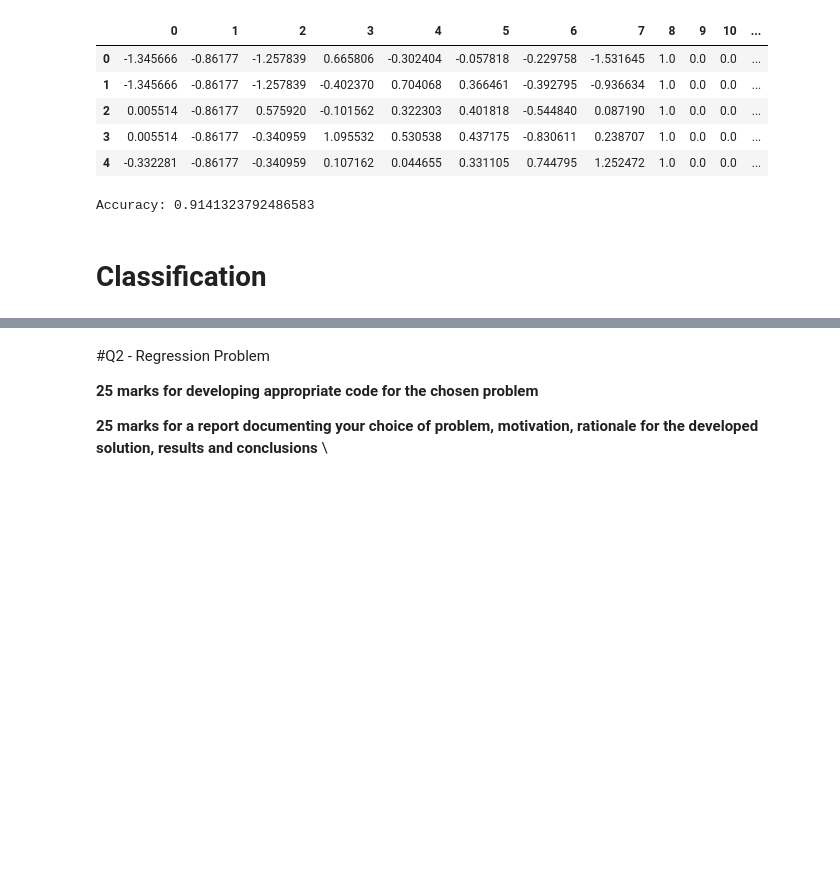
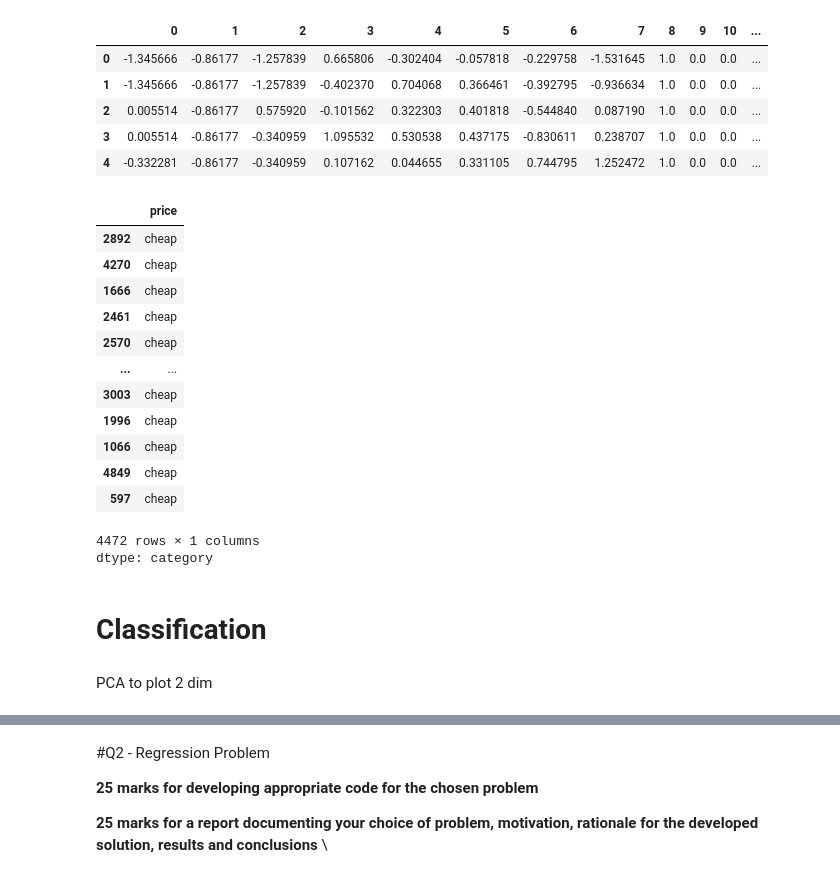
Before and after one commit to carn51/Assignment-1, a Jupyter notebook: 2026_DSLab2_a3_(1).ipynb, the cells around one changed output, grey strips where cells are left out. Drawn from its saved outputs; the diff is of its cells as text; code cells hidden in the pictures; blank space fills up the shorter version.

```diff
--- a/2026_DSLab2_a3_(1).ipynb
+++ b/2026_DSLab2_a3_(1).ipynb
@@ -321,15 +314,22 @@ prepped_df.head()
 | 2 | 0.005514 | -0.86177 | 0.575920 | -0.101562 | 0.322303 | 0.401818 | -0.544840 | 0.087190 | 1.0 | 0.0 | 0.0 | ... |
 | 3 | 0.005514 | -0.86177 | -0.340959 | 1.095532 | 0.530538 | 0.437175 | -0.830611 | 0.238707 | 1.0 | 0.0 | 0.0 | ... |
 | 4 | -0.332281 | -0.86177 | -0.340959 | 0.107162 | 0.044655 | 0.331105 | 0.744795 | 1.252472 | 1.0 | 0.0 | 0.0 | ... |
-# %%
-from sklearn.svm import SVC
-from sklearn.metrics import accuracy_score
-
-svm = SVC(kernel='linear')
-svm.fit(prepped_X_train, y_train_enc)
-y_pred_svm = svm.predict(prepped_X_test)
-print("Accuracy:", accuracy_score(y_test_enc, y_pred_svm))
-# %% [output]
-Accuracy: 0.9141323792486583
+# %%
+y_train
+# %% [output]
+|  | price |
+| 2892 | cheap |
+| 4270 | cheap |
+| 1666 | cheap |
+| 2461 | cheap |
+| 2570 | cheap |
+| ... | ... |
+| 3003 | cheap |
+| 1996 | cheap |
+| 1066 | cheap |
+| 4849 | cheap |
+| 597 | cheap |
+4472 rows × 1 columns
+dtype: category
 # %% [markdown]
 # Classification
@@ -339,0 +336,2 @@ Accuracy: 0.9141323792486583
+# %% [markdown]
+PCA to plot 2 dim
```
Also changed, not shown: parts of 11 cells of this notebook.
